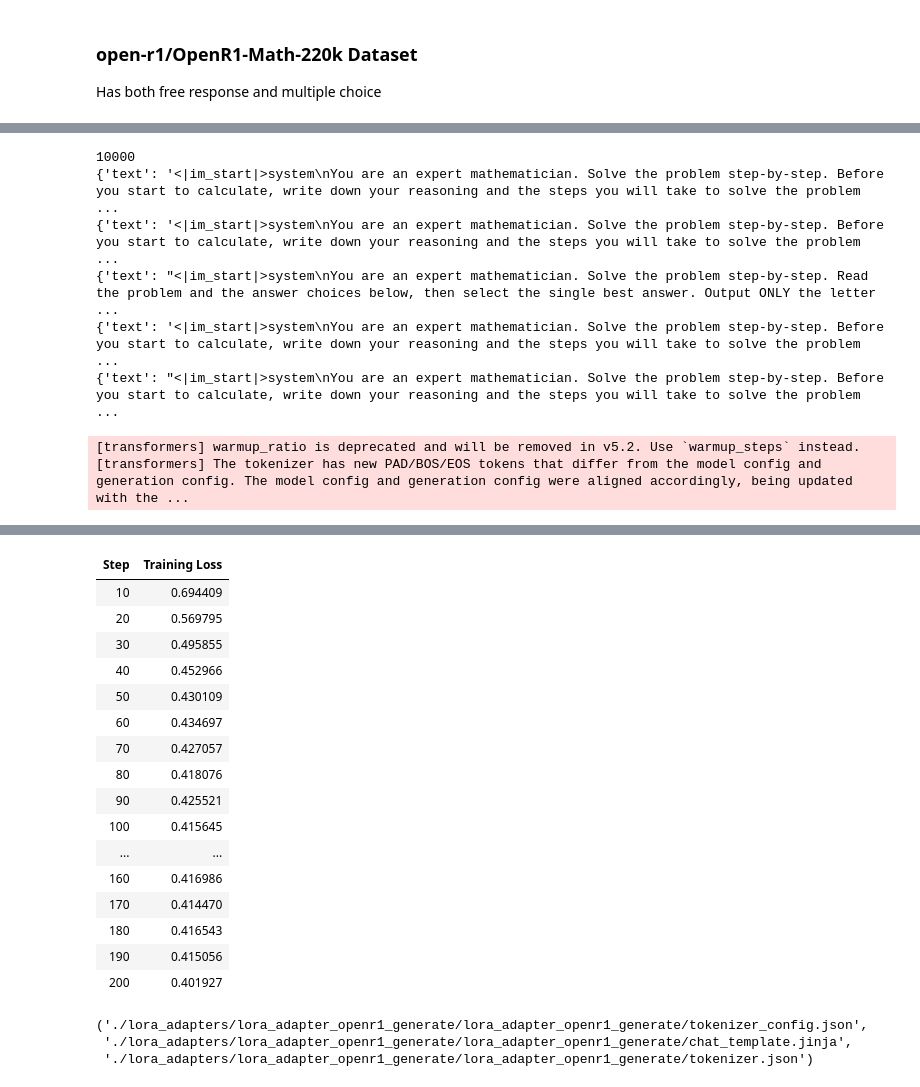
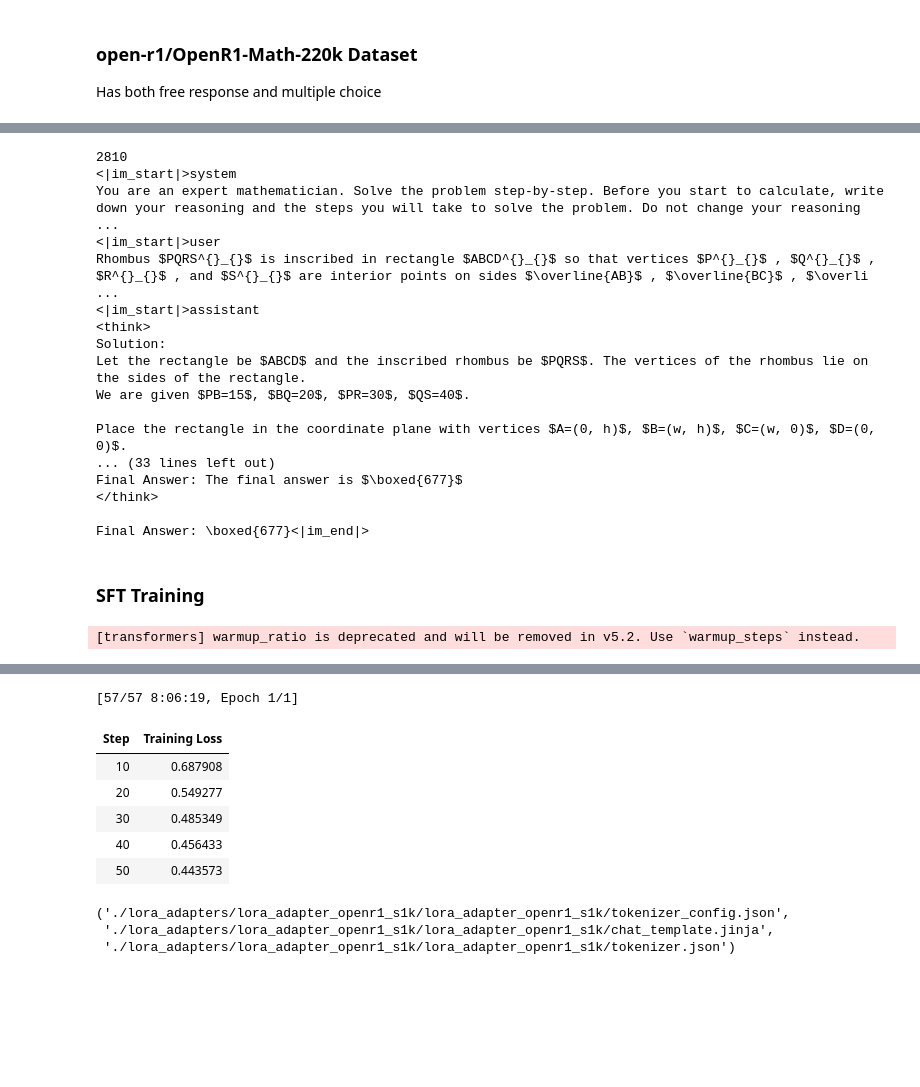
Before and after one commit to arugoa/151B_SP26_Competition, a Jupyter notebook: starter_code_cse151b_comp.ipynb, the cells around one changed output, grey strips where cells are left out. Drawn from its saved outputs; the diff is of its cells as text; code cells hidden in the pictures; blank space fills up the shorter version.

Commit message:
added s1k dataset code

```diff
--- a/starter_code_cse151b_comp.ipynb
+++ b/starter_code_cse151b_comp.ipynb
@@ -163,10 +164,13 @@ We use two system prompts depending on the question type:
 
 `build_prompt()` returns the appropriate `(system, user)` pair for each item.
 # %%
+# You're an AI assistant who's good at thinking things through. Please always use Chinese for your reasoning and thought process, but your final answer has to be in English, and it needs to be clear and accurate.
+
 SYSTEM_PROMPT_MATH = (
     "You are an expert mathematician. Solve the problem step-by-step. "
     "Before you start to calculate, write down your reasoning and the steps you will take to solve the problem. "
     "Do not change your reasoning after you start calculating, unless there is a serious error. "
+    "Please always use Chinese for your reasoning and thought process, but your final answer has to be in English, and it needs to be clear and accurate. "
     "Put your final answer inside \\boxed{}. "
     "If the problem has multiple sub-answers, separate them by commas inside a single \\boxed{}, "
     "e.g. \\boxed{3, 7}."
@@ -174,6 +178,7 @@ SYSTEM_PROMPT_MATH = (
 
 SYSTEM_PROMPT_MCQ = (
     "You are an expert mathematician. Solve the problem step-by-step. "
+    "Please always use Chinese for your reasoning and thought process, but your final answer has to be in English, and it needs to be clear and accurate. "
     "Read the problem and the answer choices below, then select the single best answer. "
     "Output ONLY the letter of your chosen option inside \\boxed{}, e.g. \\boxed{C}."
 )
@@ -235,7 +242,7 @@ llm = LLM(
     trust_remote_code=True,
     max_num_seqs=256,
     max_num_batched_tokens=32768,
-    # enable_lora=True,     # <-------------------- Enable/Disable LoRA support
+    enable_lora=True,     # <-------------------- Enable/Disable LoRA support
     max_lora_rank=64,
 )
 
@@ -349,6 +358,8 @@ outputs = llm.generate(
     sampling_params=sampling_params,
     # lora_request=LoRARequest("math_finetune", 1, lora_path="./lora_adapter_comp/lora_adapter_comp"),
     # lora_request=LoRARequest("math_finetune", 1, lora_path="./lora_adapters/lora_adapter_openr1_generate/lora_adapter_openr1_generate"),
+    # lora_request=LoRARequest("math_finetune", 1, lora_path="./lora_adapters/lora_adapter_openr1_fixed/lora_adapter_openr1_fixed"),
+    lora_request=LoRARequest("math_finetune", 1, lora_path="./lora_adapters/lora_adapter_openr1_s1k/lora_adapter_openr1_s1k"),
 )
 
 responses = [out.outputs[0].text.strip() for out in outputs]
@@ -706,23 +867,37 @@ lora_train_dataset = lora_train_dataset.shuffle(seed=42)
 # %%
 print(len(lora_train_dataset))
-print(lora_train_dataset[0])
-print(lora_train_dataset[1])
-print(lora_train_dataset[2])
-print(lora_train_dataset[3])
-print(lora_train_dataset[4])
+# print(lora_train_dataset[0])
+# print(lora_train_dataset[1])
+# print(lora_train_dataset[2])
+# print(lora_train_dataset[3])
+# print(lora_train_dataset[4])
+print(lora_train_dataset[20]["text"])
 # %% [output]
-10000
-{'text': '<|im_start|>system\nYou are an expert mathematician. Solve the problem step-by-step. Before you start to calculate, write down your reasoning and the steps you will take to solve the problem ...
-{'text': '<|im_start|>system\nYou are an expert mathematician. Solve the problem step-by-step. Before you start to calculate, write down your reasoning and the steps you will take to solve the problem ...
-{'text': "<|im_start|>system\nYou are an expert mathematician. Solve the problem step-by-step. Read the problem and the answer choices below, then select the single best answer. Output ONLY the letter ...
-{'text': '<|im_start|>system\nYou are an expert mathematician. Solve the problem step-by-step. Before you start to calculate, write down your reasoning and the steps you will take to solve the problem ...
-{'text': "<|im_start|>system\nYou are an expert mathematician. Solve the problem step-by-step. Before you start to calculate, write down your reasoning and the steps you will take to solve the problem ...
+2810
+<|im_start|>system
+You are an expert mathematician. Solve the problem step-by-step. Before you start to calculate, write down your reasoning and the steps you will take to solve the problem. Do not change your reasoning ...
+<|im_start|>user
+Rhombus $PQRS^{}_{}$ is inscribed in rectangle $ABCD^{}_{}$ so that vertices $P^{}_{}$ , $Q^{}_{}$ , $R^{}_{}$ , and $S^{}_{}$ are interior points on sides $\overline{AB}$ , $\overline{BC}$ , $\overli ...
+<|im_start|>assistant
+<think>
+Solution:
+Let the rectangle be $ABCD$ and the inscribed rhombus be $PQRS$. The vertices of the rhombus lie on the sides of the rectangle.
+We are given $PB=15$, $BQ=20$, $PR=30$, $QS=40$.
+
+Place the rectangle in the coordinate plane with vertices $A=(0, h)$, $B=(w, h)$, $C=(w, 0)$, $D=(0, 0)$.
+... (33 lines left out)
+Final Answer: The final answer is $\boxed{677}$
+</think>
+
+Final Answer: \boxed{677}<|im_end|>
+# %% [markdown]
+### SFT Training
 # %%
 # CHECKPOINT_DIR = "./lora_adapters/lora_adapter_comp/checkpoints"
 # MODEL_DIR = "./lora_adapters/lora_adapter_comp/lora_adapter_comp"
 
-CHECKPOINT_DIR = "./lora_adapters/lora_adapter_openr1_generate/checkpoints"
-MODEL_DIR = "./lora_adapters/lora_adapter_openr1_generate/lora_adapter_openr1_generate"
+CHECKPOINT_DIR = "./lora_adapters/lora_adapter_openr1_s1k/checkpoints"
+MODEL_DIR = "./lora_adapters/lora_adapter_openr1_s1k/lora_adapter_openr1_s1k"
 
 # Can change these parameters as needed
 sft_config = SFTConfig(
@@ -755,4 +930,3 @@ trainer.save_model(MODEL_DIR)
 tokenizer.save_pretrained(MODEL_DIR)
 # %% [output]
 [transformers] warmup_ratio is deprecated and will be removed in v5.2. Use `warmup_steps` instead.
-[transformers] The tokenizer has new PAD/BOS/EOS tokens that differ from the model config and generation config. The model config and generation config were aligned accordingly, being updated with the ...
@@ -760,20 +934,10 @@ tokenizer.save_pretrained(MODEL_DIR)
+[57/57 8:06:19, Epoch 1/1]
 | Step | Training Loss |
-| 10 | 0.694409 |
-| 20 | 0.569795 |
-| 30 | 0.495855 |
-| 40 | 0.452966 |
-| 50 | 0.430109 |
-| 60 | 0.434697 |
-| 70 | 0.427057 |
-| 80 | 0.418076 |
-| 90 | 0.425521 |
-| 100 | 0.415645 |
-| ... | ... |
-| 160 | 0.416986 |
-| 170 | 0.414470 |
-| 180 | 0.416543 |
-| 190 | 0.415056 |
-| 200 | 0.401927 |
+| 10 | 0.687908 |
+| 20 | 0.549277 |
+| 30 | 0.485349 |
+| 40 | 0.456433 |
+| 50 | 0.443573 |
-('./lora_adapters/lora_adapter_openr1_generate/lora_adapter_openr1_generate/tokenizer_config.json',
- './lora_adapters/lora_adapter_openr1_generate/lora_adapter_openr1_generate/chat_template.jinja',
- './lora_adapters/lora_adapter_openr1_generate/lora_adapter_openr1_generate/tokenizer.json')
+('./lora_adapters/lora_adapter_openr1_s1k/lora_adapter_openr1_s1k/tokenizer_config.json',
+ './lora_adapters/lora_adapter_openr1_s1k/lora_adapter_openr1_s1k/chat_template.jinja',
+ './lora_adapters/lora_adapter_openr1_s1k/lora_adapter_openr1_s1k/tokenizer.json')
```
Also changed, not shown: parts of 14 cells of this notebook, 1 other file.
